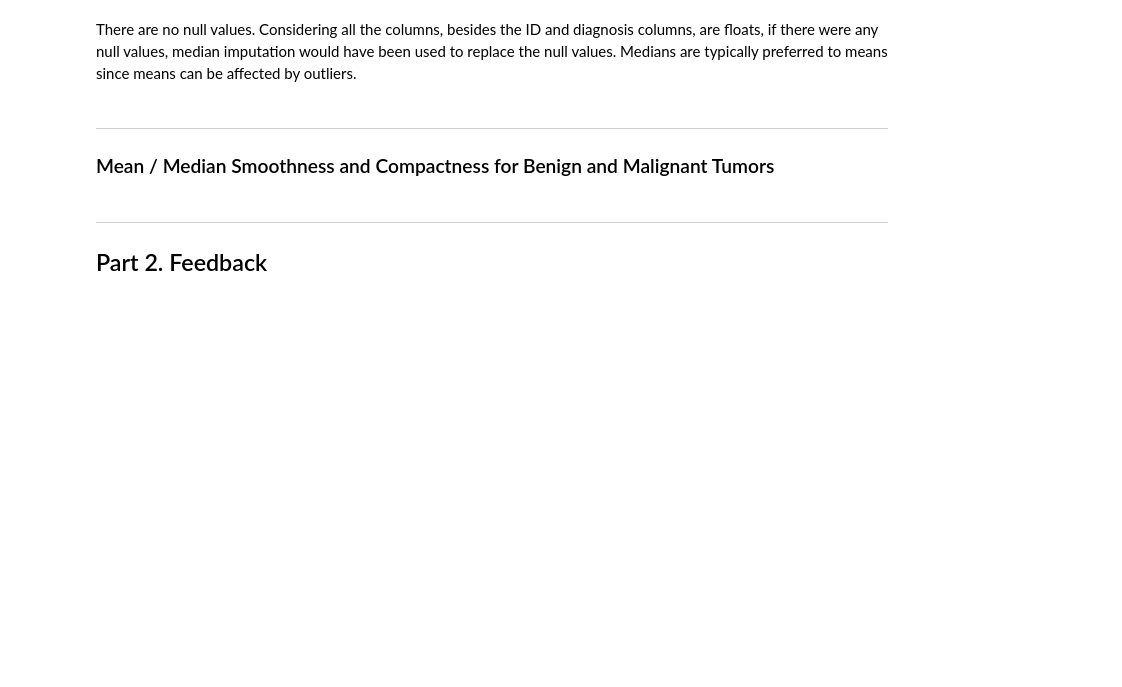
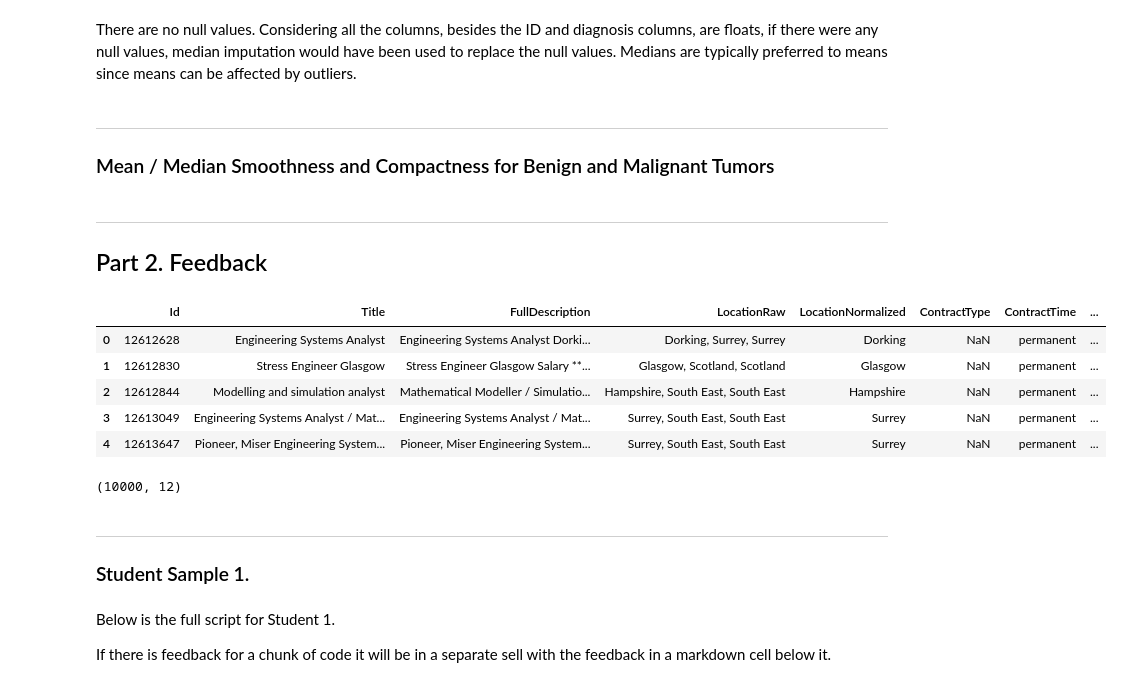
Before and after one commit to hank-butler/GenAssembly, a Jupyter notebook: hbutler_general_assembly.ipynb, the cells around one changed output. Cells and saved outputs as stored; diff of their text form; code cells hidden in the pictures; blank space fills up the shorter version.

Commit message:
provided half of part 2

```diff
--- a/hbutler_general_assembly.ipynb
+++ b/hbutler_general_assembly.ipynb
@@ -167,3 +166,27 @@ There are no null values. Considering all the columns, besides the ID and diagno
 ---
 
 ## Part 2. Feedback
+# %%
+part2_csv = 'https://gist.githubusercontent.com/jeff-boykin/9e1a450ef152604e6830ce70f4fc1be8/raw/4d42aebc2c2d3f7528a7769248720918e14f2e03/part-2-data.train.csv'
+# %%
+data = pd.read_csv(part2_csv)
+
+data.head()
+# %% [output]
+|  | Id | Title | FullDescription | LocationRaw | LocationNormalized | ContractType | ContractTime | ... |
+| 0 | 12612628 | Engineering Systems Analyst | Engineering Systems Analyst Dorki... | Dorking, Surrey, Surrey | Dorking | NaN | permanent | ... |
+| 1 | 12612830 | Stress Engineer Glasgow | Stress Engineer Glasgow Salary **... | Glasgow, Scotland, Scotland | Glasgow | NaN | permanent | ... |
+| 2 | 12612844 | Modelling and simulation analyst | Mathematical Modeller / Simulatio... | Hampshire, South East, South East | Hampshire | NaN | permanent | ... |
+| 3 | 12613049 | Engineering Systems Analyst / Mat... | Engineering Systems Analyst / Mat... | Surrey, South East, South East | Surrey | NaN | permanent | ... |
+| 4 | 12613647 | Pioneer, Miser Engineering System... | Pioneer, Miser Engineering System... | Surrey, South East, South East | Surrey | NaN | permanent | ... |
+# %%
+data.shape
+# %% [output]
+(10000, 12)
+# %% [markdown]
+___
+### Student Sample 1.
+# %% [markdown]
+Below is the full script for Student 1.
+
+If there is feedback for a chunk of code it will be in a separate sell with the feedback in a markdown cell below it.
```
Also changed, not shown: parts of 17 cells of this notebook.
